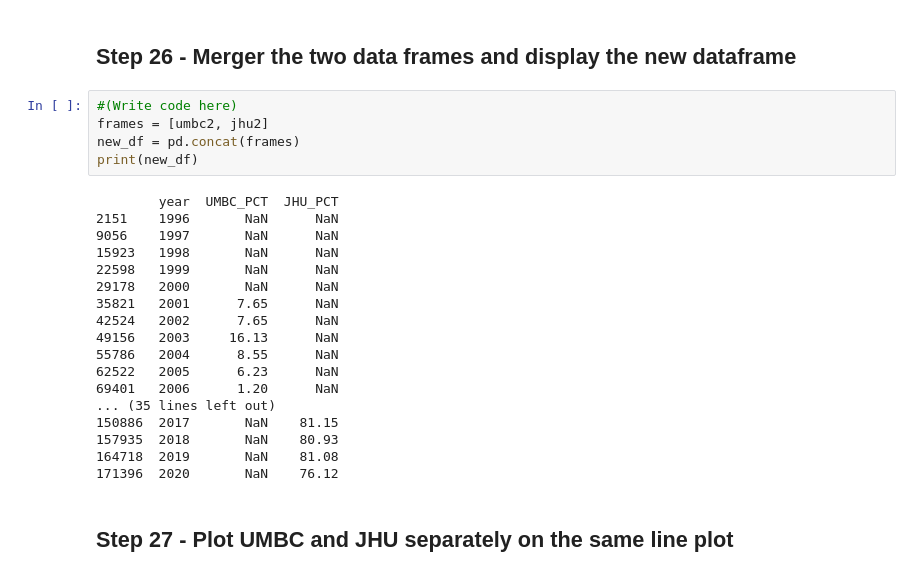
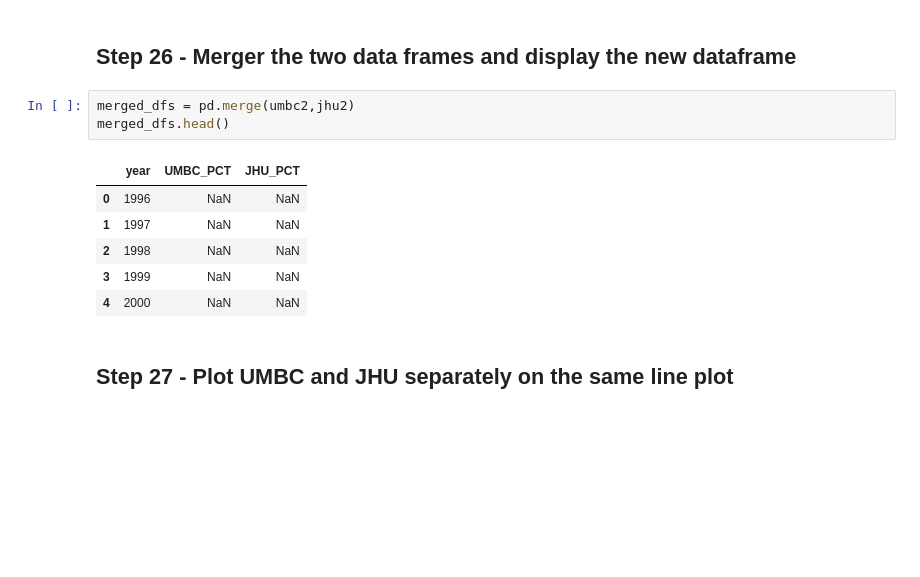
Before and after one commit to Zarak00/Data690_fall2022, a Jupyter notebook: assignments_06/assignment_06.ipynb, the cells around one changed output. Cells and saved outputs as stored; diff of their text form; blank space fills up the shorter version.

```diff
--- a/assignments_06/assignment_06.ipynb
+++ b/assignments_06/assignment_06.ipynb
@@ -633,29 +651,16 @@ jhu2.rename(columns={"PCT_CHANGE":"JHU_PCT",
 "PCT_CHANGE":"JHU_PCT"} ,inplace=True)
 # %% [markdown]
 ## Step 26 - Merger the two data frames and display the new dataframe
-# %%
-#(Write code here)
-frames = [umbc2, jhu2]
-new_df = pd.concat(frames)
-print(new_df)
-# %% [output]
-        year  UMBC_PCT  JHU_PCT
-2151    1996       NaN      NaN
-9056    1997       NaN      NaN
-15923   1998       NaN      NaN
-22598   1999       NaN      NaN
-29178   2000       NaN      NaN
-35821   2001      7.65      NaN
-42524   2002      7.65      NaN
-49156   2003     16.13      NaN
-55786   2004      8.55      NaN
-62522   2005      6.23      NaN
-69401   2006      1.20      NaN
-... (35 lines left out)
-150886  2017       NaN    81.15
-157935  2018       NaN    80.93
-164718  2019       NaN    81.08
-171396  2020       NaN    76.12
+# %%
+merged_dfs = pd.merge(umbc2,jhu2)
+merged_dfs.head()
+# %% [output]
+|  | year | UMBC_PCT | JHU_PCT |
+| 0 | 1996 | NaN | NaN |
+| 1 | 1997 | NaN | NaN |
+| 2 | 1998 | NaN | NaN |
+| 3 | 1999 | NaN | NaN |
+| 4 | 2000 | NaN | NaN |
 # %% [markdown]
 ## Step 27 - Plot UMBC and JHU separately on the same line plot
 # %%
```
Also changed, not shown: parts of 14 cells of this notebook.
